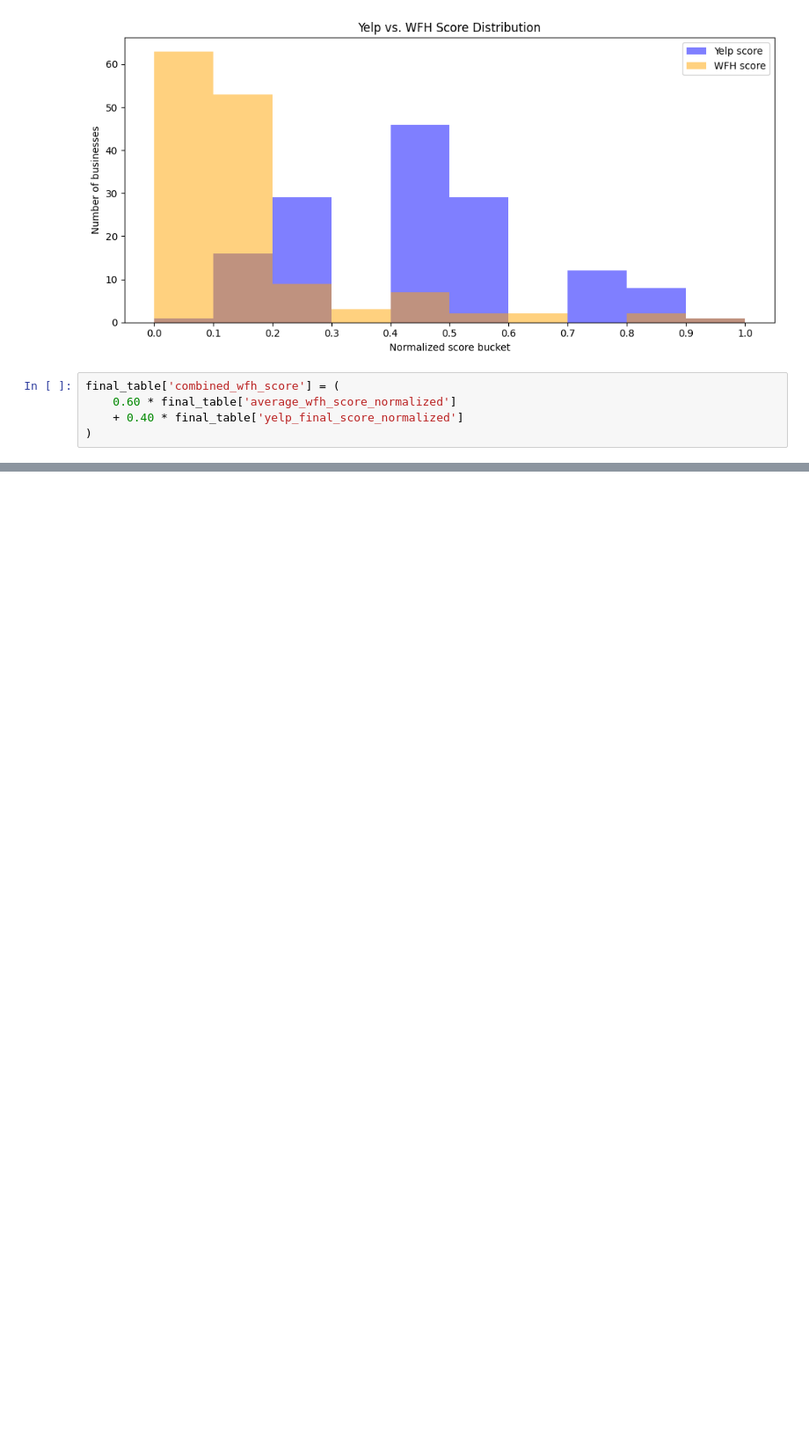
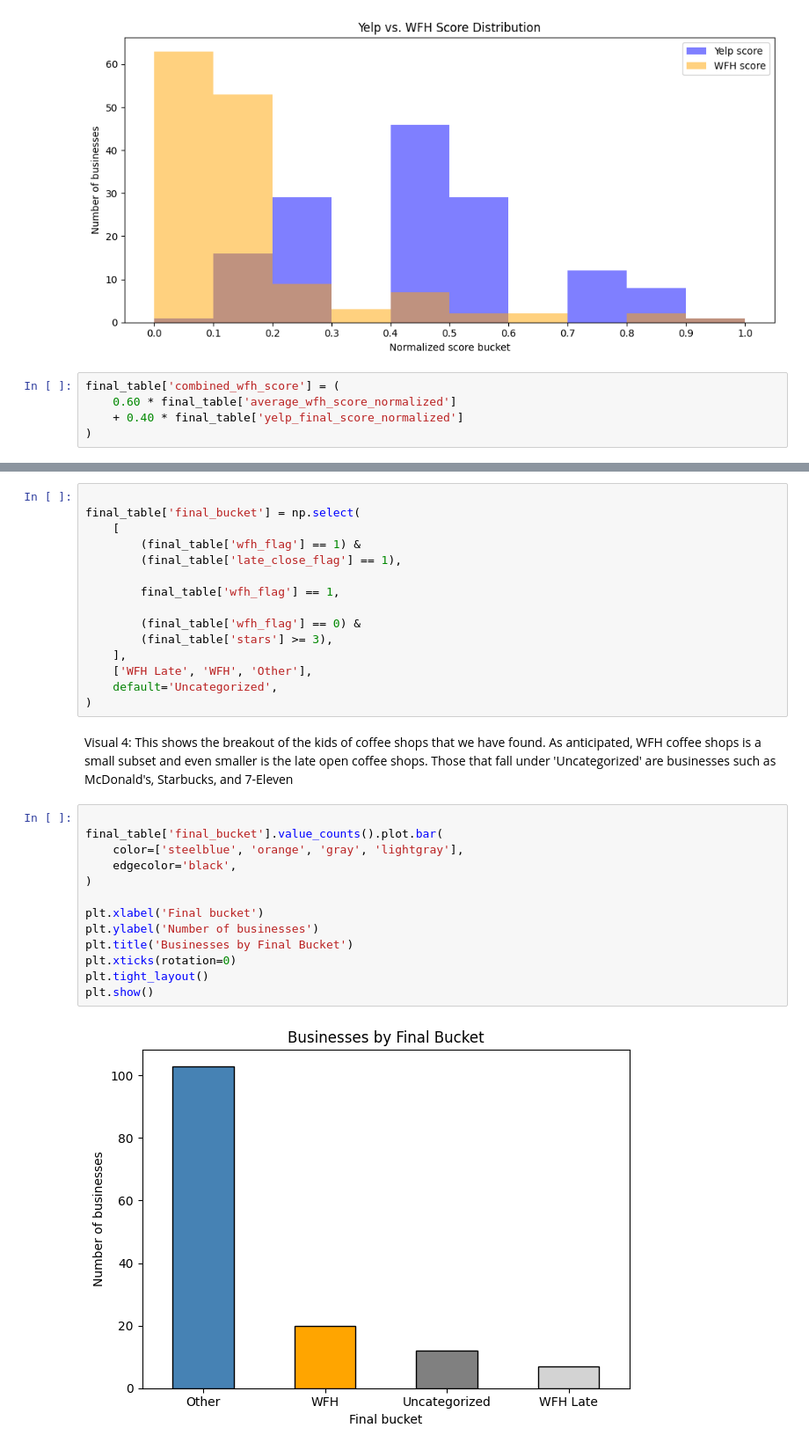
Before and after one commit to jaimesesme/coffee-project, a Jupyter notebook: data/final/final_data_exploration.ipynb, the cells around one changed output, grey strips where cells are left out. Shown at 88% size. Saved outputs shown, nothing was run; the diff lists cells and outputs as text; blank space fills up the shorter version.

```diff
--- a/data/final/final_data_exploration.ipynb
+++ b/data/final/final_data_exploration.ipynb
@@ -599,0 +622,32 @@ plt.show()
+# %%
+
+final_table['final_bucket'] = np.select(
+    [
+        (final_table['wfh_flag'] == 1) &
+        (final_table['late_close_flag'] == 1),
+
+        final_table['wfh_flag'] == 1,
+
+        (final_table['wfh_flag'] == 0) &
+        (final_table['stars'] >= 3),
+    ],
+    ['WFH Late', 'WFH', 'Other'],
+    default='Uncategorized',
+)
+# %% [markdown]
+Visual 4: This shows the breakout of the kids of coffee shops that we have found. As anticipated, WFH coffee shops is a small subset and even smaller is the late open coffee shops. Those that fall under 'Uncategorized' are businesses such as McDonald's, Starbucks, and 7-Eleven
+# %%
+
+final_table['final_bucket'].value_counts().plot.bar(
+    color=['steelblue', 'orange', 'gray', 'lightgray'],
+    edgecolor='black',
+)
+
+plt.xlabel('Final bucket')
+plt.ylabel('Number of businesses')
+plt.title('Businesses by Final Bucket')
+plt.xticks(rotation=0)
+plt.tight_layout()
+plt.show()
+# %% [output]
+[figure, added]
```
Also changed, not shown: parts of 17 cells of this notebook, 8 other files.
